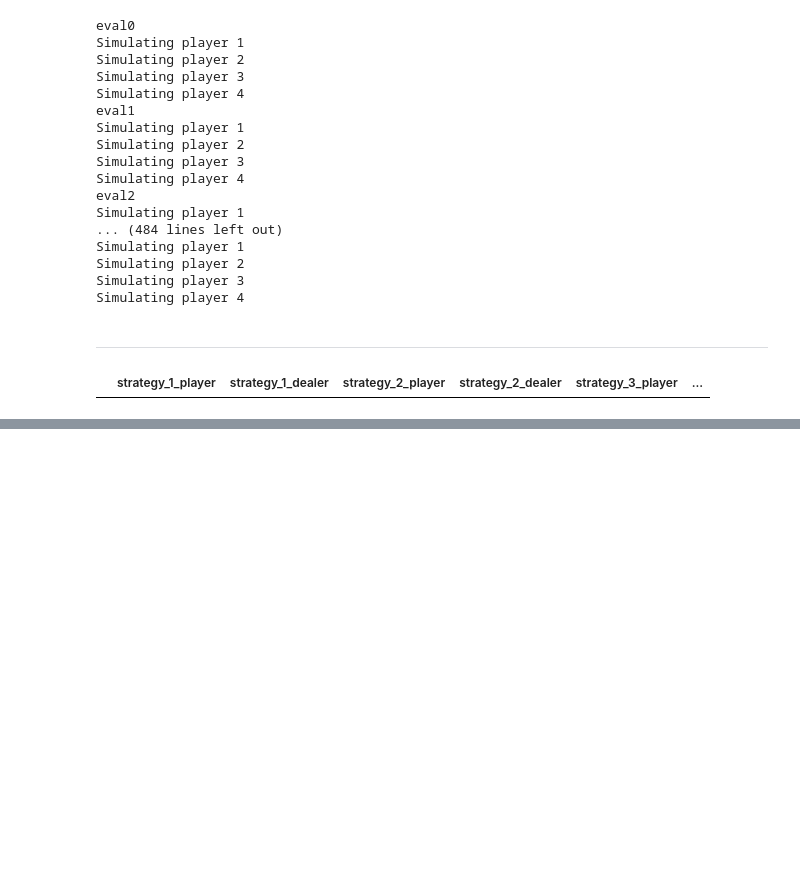
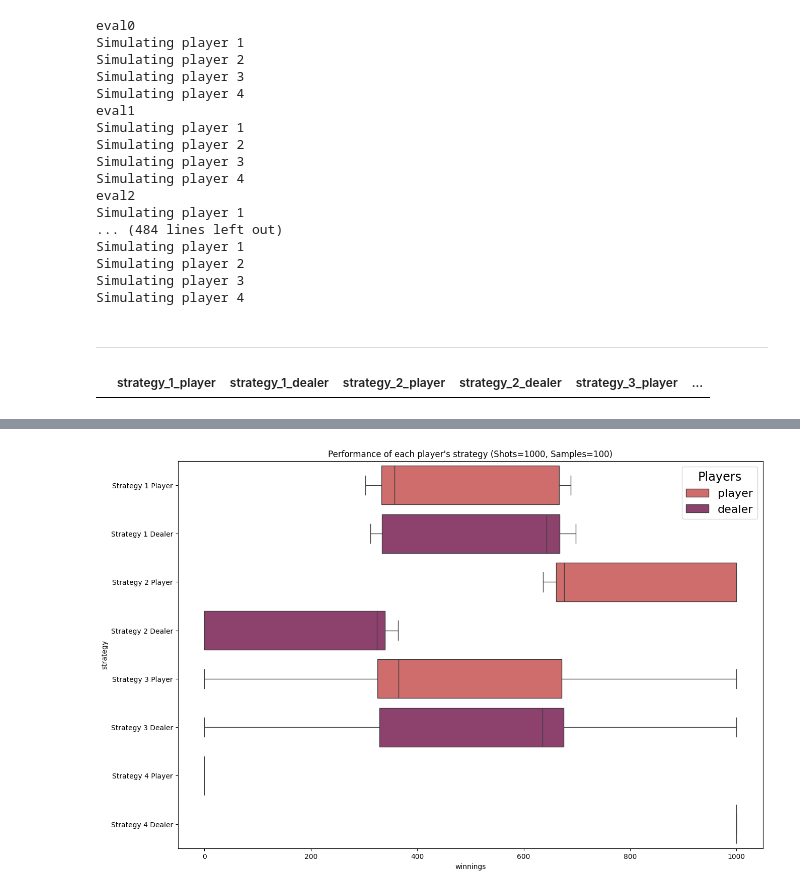
Before and after one commit to Dpbm/qbuck, a Jupyter notebook: buckshot-roulette.ipynb, the cells around one changed output, grey strips where cells are left out. Cells and saved outputs as stored; diff of their text form; code cells hidden in the pictures; blank space fills up the shorter version.

Commit message:
analyzing data

```diff
--- a/buckshot-roulette.ipynb
+++ b/buckshot-roulette.ipynb
@@ -541,0 +542,9 @@ df.head()
+# %%
+new_df = pd.DataFrame(df.stack()).reset_index()
+new_df = new_df.drop('level_0', axis=1)
+new_df = new_df.rename(columns={'level_1': 'label', 0:'value'})
+new_df['label'] = new_df['label'].str.replace('_', ' ')
+new_df['label'] = new_df['label'].str.title()
+new_df.loc[new_df["label"].str.contains('Player'), 'player'] = 'player'
+new_df.loc[new_df["label"].str.contains('Dealer'), 'player'] = 'dealer'
+new_df.head()
@@ -541,0 +558,13 @@ df.head()
+# %%
+unique_players = len(new_df.player.unique())
+
+plt.figure(figsize=(15,10))
+plt.title("Performance of each player's strategy (Shots=1000, Samples=100)")
+sns.boxplot(data=new_df, y="label", x="value", palette=sns.color_palette('flare', unique_players), hue="player")
+plt.ylabel('strategy')
+plt.xlabel('winnings')
+plt.legend(fontsize=16, title="Players", title_fontsize="xx-large")
+plt.savefig("comparison-strategies-outcomes.png", bbox_inches="tight")
+plt.show()
+# %% [output]
+[figure, added]
```
Also changed, not shown: parts of 3 cells of this notebook, 1 other file.
